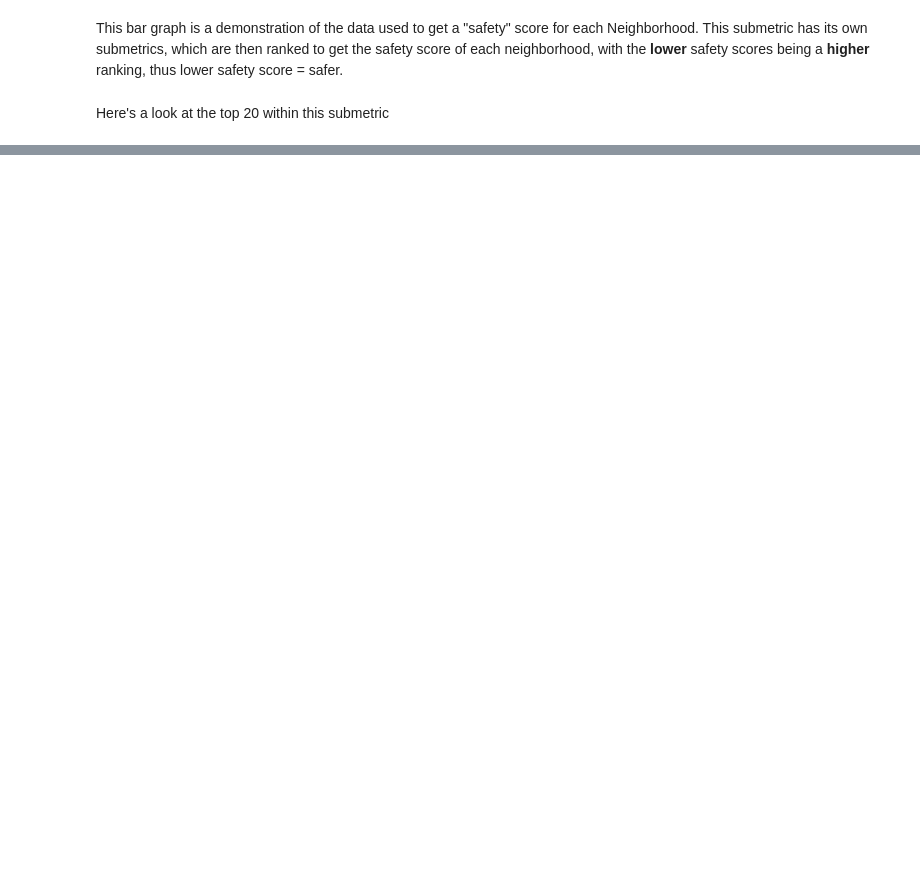
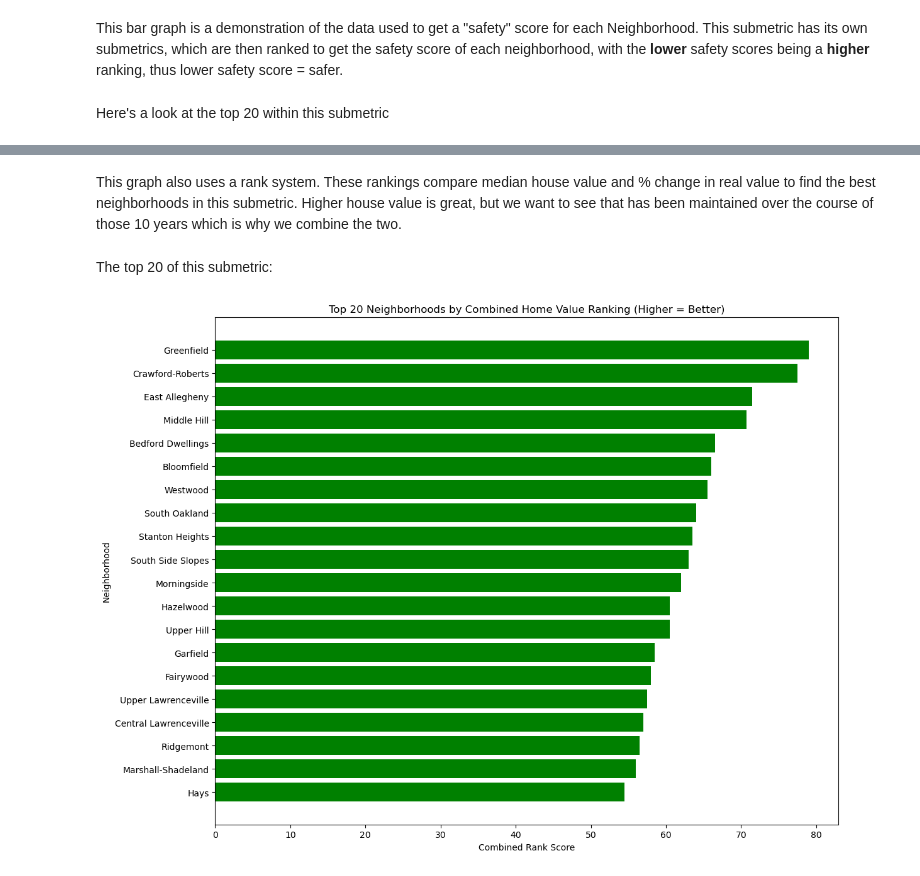
Before and after one commit to tredondizzy/Final-Project, a Jupyter notebook: FinalProject.ipynb, the cells around one changed output, grey strips where cells are left out. Saved outputs shown, nothing was run; the diff lists cells and outputs as text; code cells hidden in the pictures; blank space fills up the shorter version.

```diff
--- a/FinalProject.ipynb
+++ b/FinalProject.ipynb
@@ -132,0 +198,26 @@ print(top10[['Neighborhood', 'Total']])
+# %% [markdown]
+This graph also uses a rank system. These rankings compare median house value and % change in real value to find the best neighborhoods in this submetric. Higher house value is great, but we want to see that has been maintained over the course of those 10 years which is why we combine the two.
+# %% [markdown]
+The top 20 of this submetric:
+# %%
+top20 = snap.sort_values('combined_rank', ascending=False).head(20)
+
+# --- Plot (all green bars) ---
+plt.figure(figsize=(12, 9))
+plt.barh(
+    top20['Neighborhood'],
+    top20['combined_rank'],
+    color='green'
+)
+
+plt.title('Top 20 Neighborhoods by Combined Home Value Ranking (Higher = Better)')
+plt.xlabel('Combined Rank Score')
+plt.ylabel('Neighborhood')
+
+# Best at top
+plt.gca().invert_yaxis()
+
+plt.tight_layout()
+plt.show()
+# %% [output]
+[figure, added]
```
Also changed, not shown: parts of 37 cells of this notebook.
